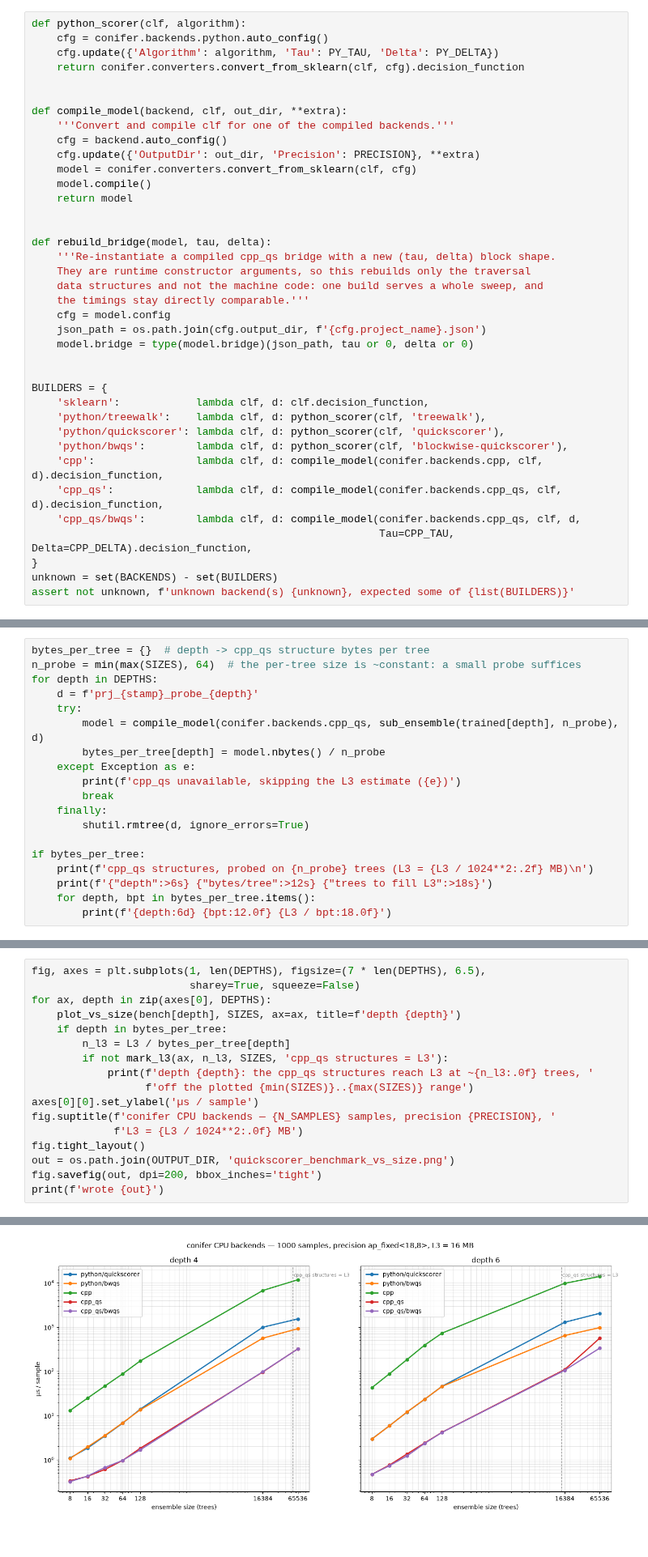
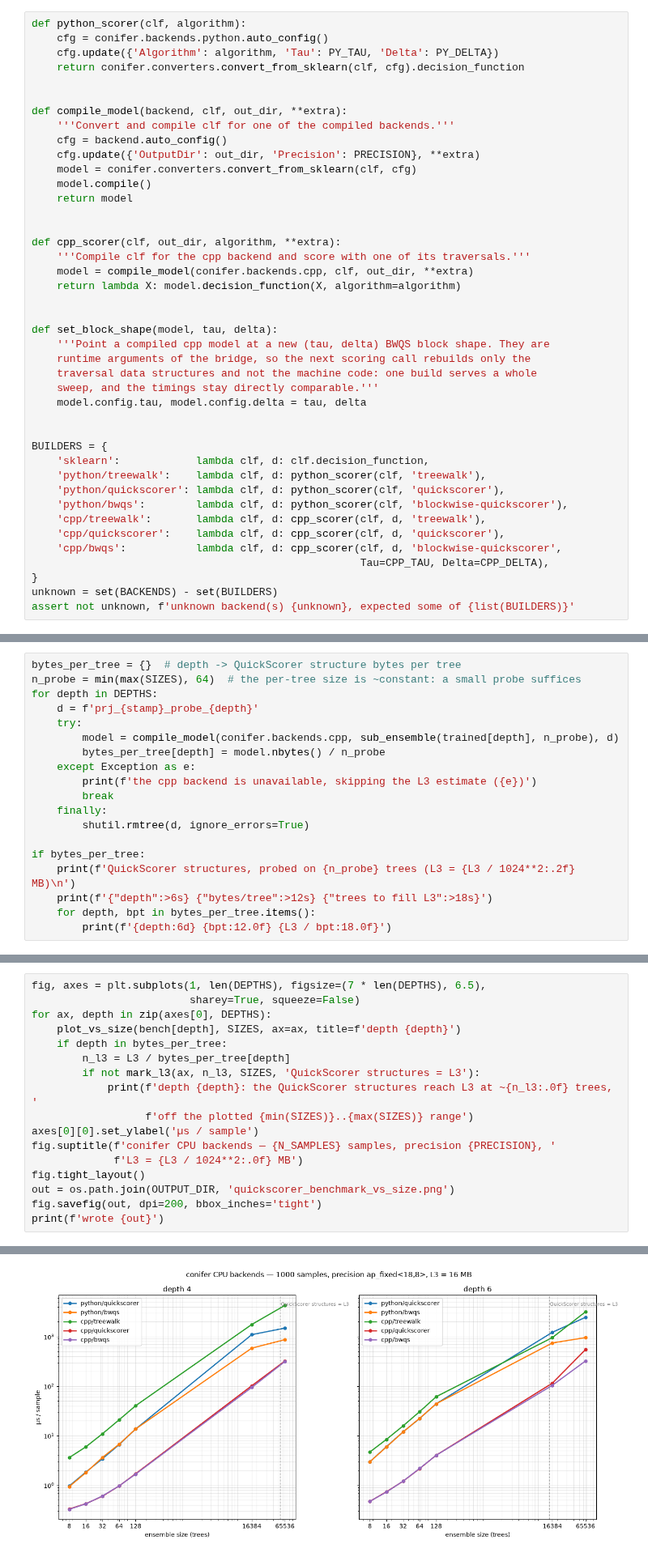
Before and after one commit to thesps/conifer, a Jupyter notebook: examples/quickscorer_benchmark.ipynb, the cells around one changed output, grey strips where cells are left out. Shown at 81% size. Saved outputs shown, nothing was run; the diff lists cells and outputs as text.

Commit message:
Merge the cpp_qs backend into cpp as a selectable traversal algorithm

```diff
--- a/examples/quickscorer_benchmark.ipynb
+++ b/examples/quickscorer_benchmark.ipynb
@@ -234,14 +243,18 @@ def compile_model(backend, clf, out_dir, **extra):
     return model
 
 
-def rebuild_bridge(model, tau, delta):
-    '''Re-instantiate a compiled cpp_qs bridge with a new (tau, delta) block shape.
-    They are runtime constructor arguments, so this rebuilds only the traversal
-    data structures and not the machine code: one build serves a whole sweep, and
-    the timings stay directly comparable.'''
-    cfg = model.config
-    json_path = os.path.join(cfg.output_dir, f'{cfg.project_name}.json')
-    model.bridge = type(model.bridge)(json_path, tau or 0, delta or 0)
+def cpp_scorer(clf, out_dir, algorithm, **extra):
+    '''Compile clf for the cpp backend and score with one of its traversals.'''
+    model = compile_model(conifer.backends.cpp, clf, out_dir, **extra)
+    return lambda X: model.decision_function(X, algorithm=algorithm)
+
+
+def set_block_shape(model, tau, delta):
+    '''Point a compiled cpp model at a new (tau, delta) BWQS block shape. They are
+    runtime arguments of the bridge, so the next scoring call rebuilds only the
+    traversal data structures and not the machine code: one build serves a whole
+    sweep, and the timings stay directly comparable.'''
+    model.config.tau, model.config.delta = tau, delta
 
 
 BUILDERS = {
@@ -249,10 +262,10 @@ BUILDERS = {
     'python/treewalk':    lambda clf, d: python_scorer(clf, 'treewalk'),
     'python/quickscorer': lambda clf, d: python_scorer(clf, 'quickscorer'),
     'python/bwqs':        lambda clf, d: python_scorer(clf, 'blockwise-quickscorer'),
-    'cpp':                lambda clf, d: compile_model(conifer.backends.cpp, clf, d).decision_function,
-    'cpp_qs':             lambda clf, d: compile_model(conifer.backends.cpp_qs, clf, d).decision_function,
-    'cpp_qs/bwqs':        lambda clf, d: compile_model(conifer.backends.cpp_qs, clf, d,
-                                                       Tau=CPP_TAU, Delta=CPP_DELTA).decision_function,
+    'cpp/treewalk':       lambda clf, d: cpp_scorer(clf, d, 'treewalk'),
+    'cpp/quickscorer':    lambda clf, d: cpp_scorer(clf, d, 'quickscorer'),
+    'cpp/bwqs':           lambda clf, d: cpp_scorer(clf, d, 'blockwise-quickscorer',
+                                                    Tau=CPP_TAU, Delta=CPP_DELTA),
 }
 unknown = set(BACKENDS) - set(BUILDERS)
 assert not unknown, f'unknown backend(s) {unknown}, expected some of {list(BUILDERS)}'
@@ -264,21 +277,21 @@ structures of Table 1 of the paper *are* its working set, reused for every
 sample. Plain QS therefore starts missing L3 around the tree counts below, which
 is where BWQS, holding one tau-tree block at a time, begins to pay off.
 # %%
-bytes_per_tree = {}  # depth -> cpp_qs structure bytes per tree
+bytes_per_tree = {}  # depth -> QuickScorer structure bytes per tree
 n_probe = min(max(SIZES), 64)  # the per-tree size is ~constant: a small probe suffices
 for depth in DEPTHS:
     d = f'prj_{stamp}_probe_{depth}'
     try:
-        model = compile_model(conifer.backends.cpp_qs, sub_ensemble(trained[depth], n_probe), d)
+        model = compile_model(conifer.backends.cpp, sub_ensemble(trained[depth], n_probe), d)
         bytes_per_tree[depth] = model.nbytes() / n_probe
     except Exception as e:
-        print(f'cpp_qs unavailable, skipping the L3 estimate ({e})')
+        print(f'the cpp backend is unavailable, skipping the L3 estimate ({e})')
         break
     finally:
         shutil.rmtree(d, ignore_errors=True)
 
 if bytes_per_tree:
-    print(f'cpp_qs structures, probed on {n_probe} trees (L3 = {L3 / 1024**2:.2f} MB)\n')
+    print(f'QuickScorer structures, probed on {n_probe} trees (L3 = {L3 / 1024**2:.2f} MB)\n')
     print(f'{"depth":>6s} {"bytes/tree":>12s} {"trees to fill L3":>18s}')
     for depth, bpt in bytes_per_tree.items():
         print(f'{depth:6d} {bpt:12.0f} {L3 / bpt:18.0f}')
@@ -410,23 +438,23 @@ WARNING:conifer.utils.misc:Could not find hls_stream headers at /home/theayos/co
 # %%
 fig, axes = plt.subplots(1, len(DEPTHS), figsize=(7 * len(DEPTHS), 6.5),
                          sharey=True, squeeze=False)
 for ax, depth in zip(axes[0], DEPTHS):
     plot_vs_size(bench[depth], SIZES, ax=ax, title=f'depth {depth}')
     if depth in bytes_per_tree:
         n_l3 = L3 / bytes_per_tree[depth]
-        if not mark_l3(ax, n_l3, SIZES, 'cpp_qs structures = L3'):
-            print(f'depth {depth}: the cpp_qs structures reach L3 at ~{n_l3:.0f} trees, '
+        if not mark_l3(ax, n_l3, SIZES, 'QuickScorer structures = L3'):
+            print(f'depth {depth}: the QuickScorer structures reach L3 at ~{n_l3:.0f} trees, '
                   f'off the plotted {min(SIZES)}..{max(SIZES)} range')
 axes[0][0].set_ylabel('µs / sample')
 fig.suptitle(f'conifer CPU backends — {N_SAMPLES} samples, precision {PRECISION}, '
              f'L3 = {L3 / 1024**2:.0f} MB')
 fig.tight_layout()
 out = os.path.join(OUTPUT_DIR, 'quickscorer_benchmark_vs_size.png')
 fig.savefig(out, dpi=200, bbox_inches='tight')
 print(f'wrote {out}')
 # %% [output]
 wrote /home/theayos/code/OPL/bdt-aie-openlab/conifer/examples/quickscorer_benchmark_vs_size.png
-[figure, old version]
+[figure, new version]
 # %% [markdown]
 ### Save the results
 
```
Also changed, not shown: parts of 15 cells of this notebook, 11 other files.
